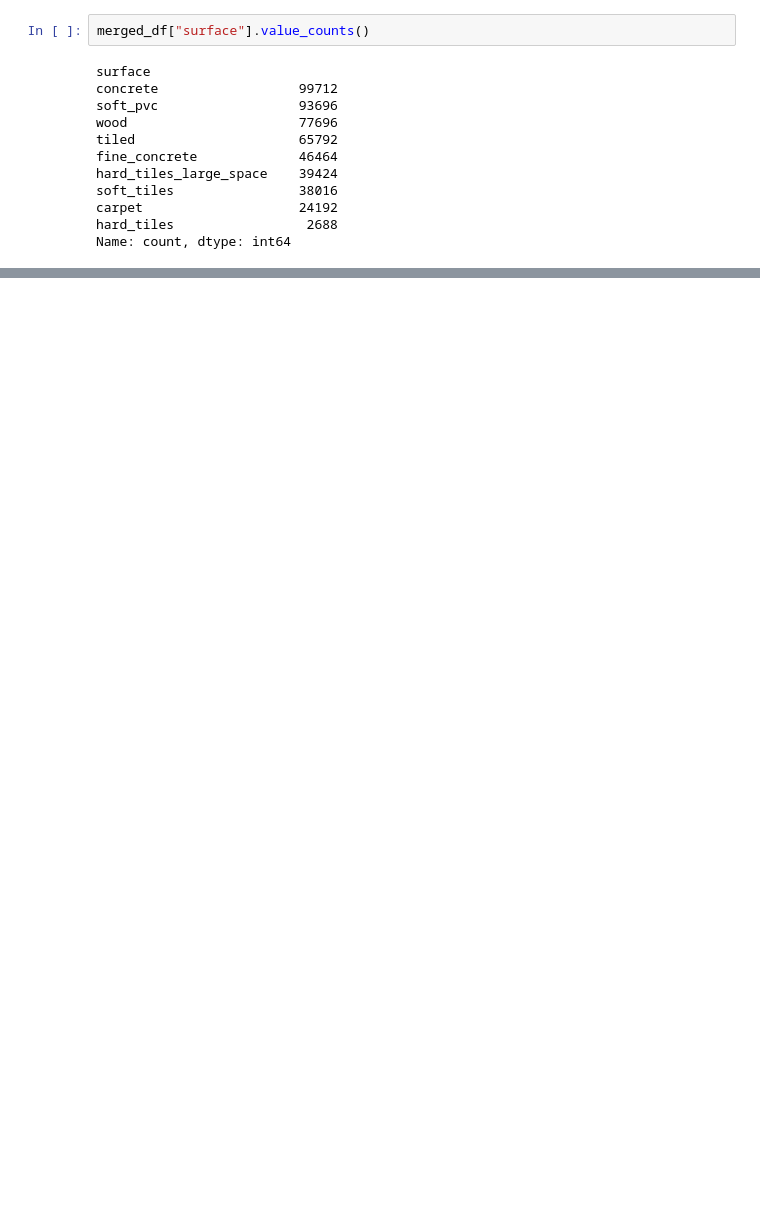
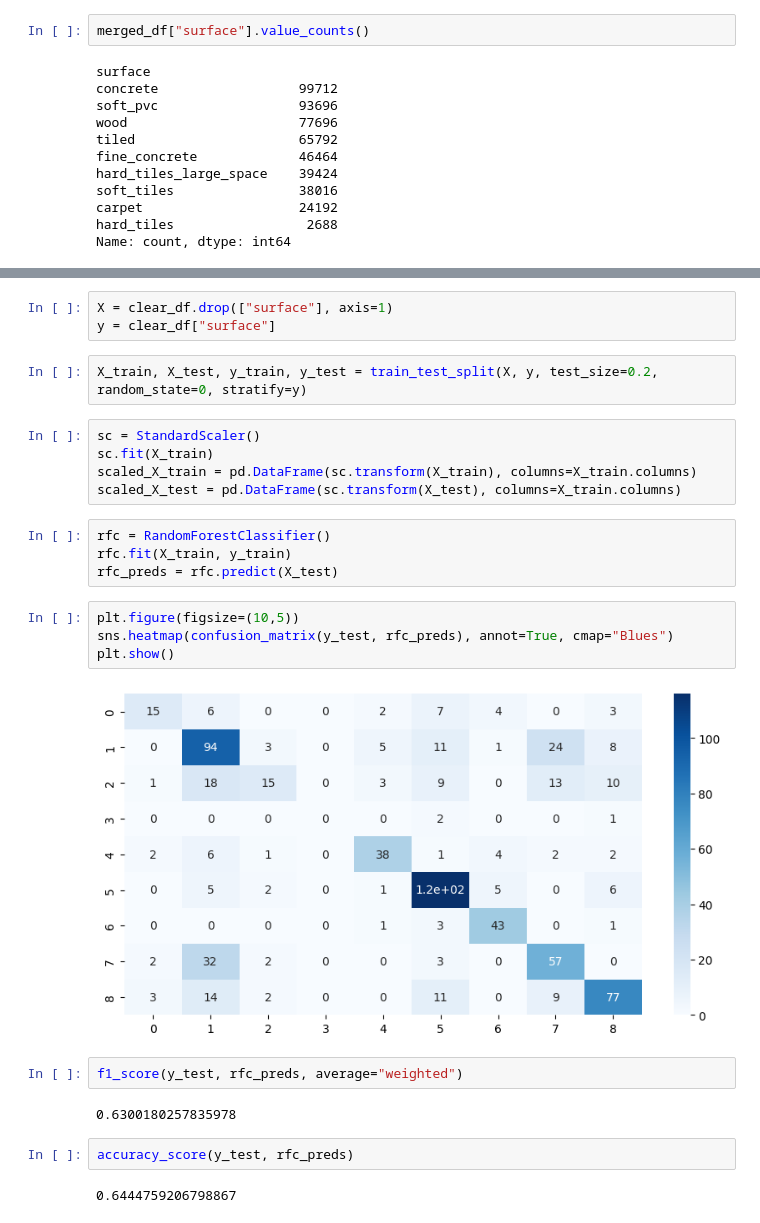
Before and after one commit to MAli7319/DSCP, a Jupyter notebook: dscp_project.ipynb, the cells around one changed output, grey strips where cells are left out. Cells and saved outputs as stored; diff of their text form; blank space fills up the shorter version.

```diff
--- a/dscp_project.ipynb
+++ b/dscp_project.ipynb
@@ -234,0 +439,28 @@ dict_data = split_data(merged_df)
+# %%
+X = clear_df.drop(["surface"], axis=1)
+y = clear_df["surface"]
+# %%
+X_train, X_test, y_train, y_test = train_test_split(X, y, test_size=0.2, random_state=0, stratify=y)
+# %%
+sc = StandardScaler()
+sc.fit(X_train)
+scaled_X_train = pd.DataFrame(sc.transform(X_train), columns=X_train.columns)
+scaled_X_test = pd.DataFrame(sc.transform(X_test), columns=X_train.columns)
+# %%
+rfc = RandomForestClassifier()
+rfc.fit(X_train, y_train)
+rfc_preds = rfc.predict(X_test)
+# %%
+plt.figure(figsize=(10,5))
+sns.heatmap(confusion_matrix(y_test, rfc_preds), annot=True, cmap="Blues")
+plt.show()
+# %% [output]
+[figure, added]
+# %%
+f1_score(y_test, rfc_preds, average="weighted")
+# %% [output]
+0.6300180257835978
+# %%
+accuracy_score(y_test, rfc_preds)
+# %% [output]
+0.6444759206798867
```
Also changed, not shown: parts of 35 cells of this notebook, 2 other files.
